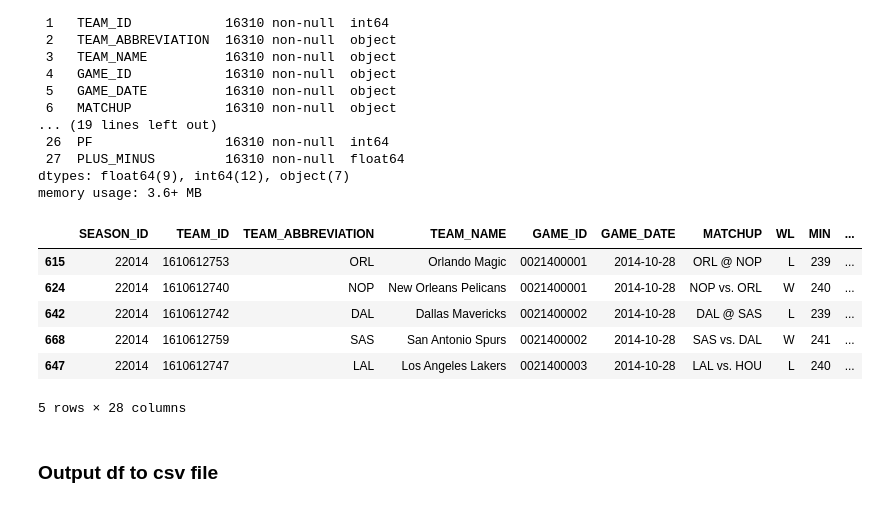
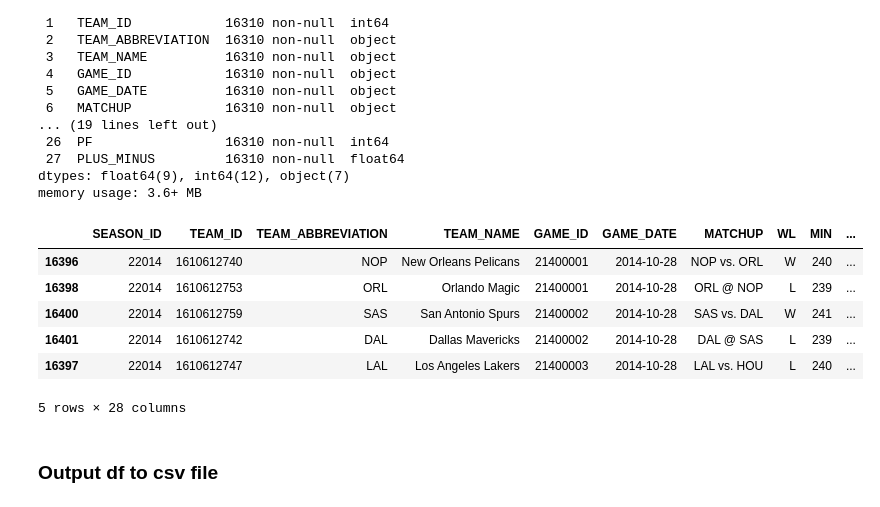
Before and after one commit to sszh1904/NBA_Match_Prediction, a Jupyter notebook: notebook/data_process.ipynb, the cells around one changed output. Saved outputs shown, nothing was run; the diff lists cells and outputs as text; code cells hidden in the pictures.

```diff
--- a/notebook/data_process.ipynb
+++ b/notebook/data_process.ipynb
@@ -153,16 +149,18 @@ Data columns (total 28 columns):
 dtypes: float64(9), int64(12), object(7)
 memory usage: 3.6+ MB
 # %%
+all_games = pd.read_csv('../data/annual_data/annual_nba_data.csv')
+
 all_games['GAME_DATE'] = pd.to_datetime(all_games['GAME_DATE'])
 all_games = all_games.sort_values(by = ["GAME_DATE", "GAME_ID"], ascending = True)
 all_games.head()
 # %% [output]
 |  | SEASON_ID | TEAM_ID | TEAM_ABBREVIATION | TEAM_NAME | GAME_ID | GAME_DATE | MATCHUP | WL | MIN | ... |
-| 615 | 22014 | 1610612753 | ORL | Orlando Magic | 0021400001 | 2014-10-28 | ORL @ NOP | L | 239 | ... |
-| 624 | 22014 | 1610612740 | NOP | New Orleans Pelicans | 0021400001 | 2014-10-28 | NOP vs. ORL | W | 240 | ... |
-| 642 | 22014 | 1610612742 | DAL | Dallas Mavericks | 0021400002 | 2014-10-28 | DAL @ SAS | L | 239 | ... |
-| 668 | 22014 | 1610612759 | SAS | San Antonio Spurs | 0021400002 | 2014-10-28 | SAS vs. DAL | W | 241 | ... |
-| 647 | 22014 | 1610612747 | LAL | Los Angeles Lakers | 0021400003 | 2014-10-28 | LAL vs. HOU | L | 240 | ... |
+| 16396 | 22014 | 1610612740 | NOP | New Orleans Pelicans | 21400001 | 2014-10-28 | NOP vs. ORL | W | 240 | ... |
+| 16398 | 22014 | 1610612753 | ORL | Orlando Magic | 21400001 | 2014-10-28 | ORL @ NOP | L | 239 | ... |
+| 16400 | 22014 | 1610612759 | SAS | San Antonio Spurs | 21400002 | 2014-10-28 | SAS vs. DAL | W | 241 | ... |
+| 16401 | 22014 | 1610612742 | DAL | Dallas Mavericks | 21400002 | 2014-10-28 | DAL @ SAS | L | 239 | ... |
+| 16397 | 22014 | 1610612747 | LAL | Los Angeles Lakers | 21400003 | 2014-10-28 | LAL vs. HOU | L | 240 | ... |
 5 rows × 28 columns
 # %% [markdown]
 ### Output df to csv file
```
Also changed, not shown: parts of 8 cells of this notebook, 36 other files.
